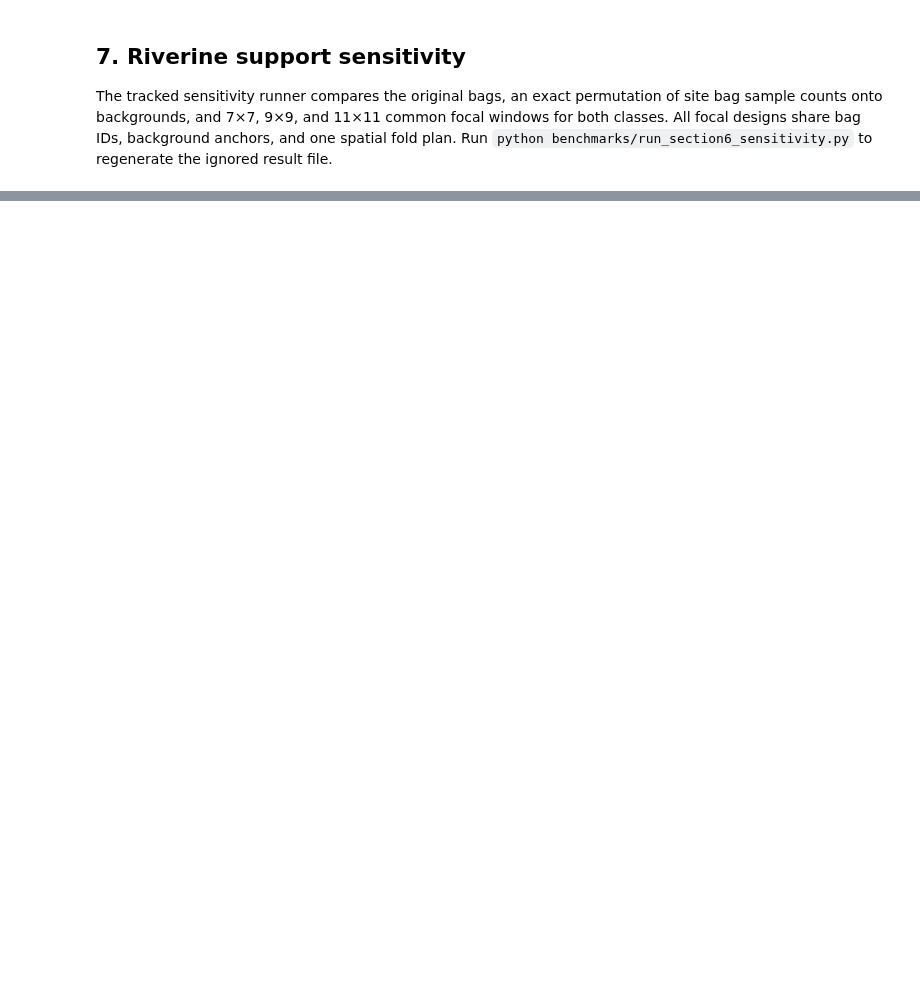
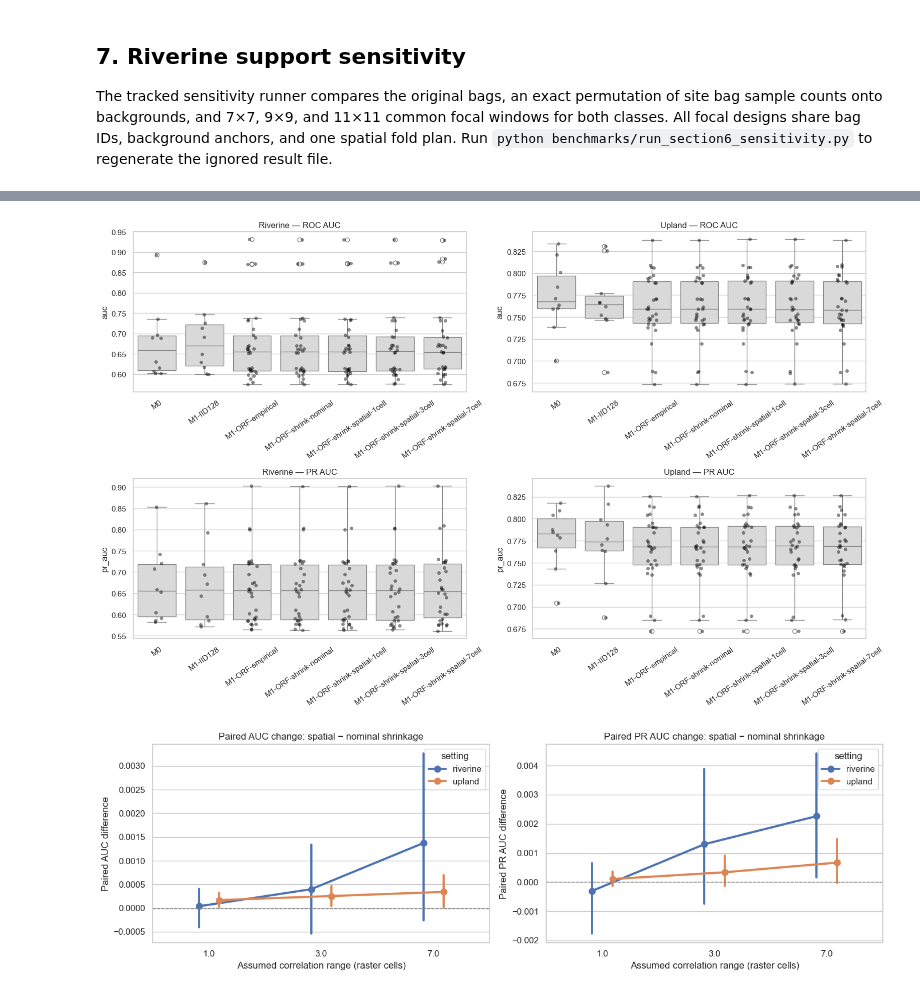
Before and after one commit to mrecos/KLRFome_JAX, a Jupyter notebook: notebooks/05_section6_model_validation.ipynb, the cells around one changed output, grey strips where cells are left out. Drawn from its saved outputs; the diff is of its cells as text; code cells hidden in the pictures; blank space fills up the shorter version.

```diff
--- a/notebooks/05_section6_model_validation.ipynb
+++ b/notebooks/05_section6_model_validation.ipynb
@@ -614,0 +1122,72 @@ if not sensitivity_cv.empty:
+# %%
+if not extension_cv.empty:
+    core_for_plot = cv[cv.method.isin(['M0', 'M1'])].copy()
+    core_for_plot['display_method'] = core_for_plot.method.replace({'M1': 'M1-IID128'})
+    extension_for_plot = extension_cv.copy()
+    extension_for_plot['display_method'] = extension_for_plot['method']
+    comparison_plot = pd.concat([core_for_plot, extension_for_plot], ignore_index=True, sort=False)
+    method_order = [
+        'M0', 'M1-IID128', 'M1-ORF-empirical', 'M1-ORF-shrink-nominal',
+        *[f'M1-ORF-shrink-spatial-{value:g}cell' for value in SPATIAL_RANGE_CELL_MULTIPLIERS],
+    ]
+    fig, axes = plt.subplots(2, len(SETTINGS_TO_RUN), figsize=(8 * len(SETTINGS_TO_RUN), 10))
+    axes = np.asarray(axes).reshape(2, len(SETTINGS_TO_RUN))
+    for column, setting_name in enumerate(SETTINGS_TO_RUN):
+        subset = comparison_plot[comparison_plot.setting == setting_name]
+        for row, (metric, label) in enumerate([('auc', 'ROC AUC'), ('pr_auc', 'PR AUC')]):
+            sns.boxplot(
+                data=subset, x='display_method', y=metric, order=method_order,
+                color='0.85', ax=axes[row, column],
+            )
+            sns.stripplot(
+                data=subset, x='display_method', y=metric, order=method_order,
+                color='black', alpha=0.45, ax=axes[row, column],
+            )
+            axes[row, column].set_title(f'{setting_name.title()} — {label}')
+            axes[row, column].set_xlabel('')
+            axes[row, column].tick_params(axis='x', rotation=35)
+    plt.tight_layout()
+
+    pairing_keys = ['setting', 'seed', 'repeat', 'fold']
+    nominal = extension_cv[extension_cv.method == 'M1-ORF-shrink-nominal'][
+        [*pairing_keys, 'auc', 'pr_auc', 'boyce', 'top_5_percent_lift']
+    ].rename(columns={
+        metric: f'{metric}_nominal'
+        for metric in ['auc', 'pr_auc', 'boyce', 'top_5_percent_lift']
+    })
+    spatial_rows = extension_cv[extension_cv.method.str.contains('shrink-spatial')].copy()
+    paired_extension = spatial_rows.merge(nominal, on=pairing_keys, validate='many_to_one')
+    for metric in ['auc', 'pr_auc', 'boyce', 'top_5_percent_lift']:
+        paired_extension[f'{metric}_delta_vs_nominal'] = (
+            paired_extension[metric] - paired_extension[f'{metric}_nominal']
+        )
+    paired_extension_summary = (
+        paired_extension.groupby(['setting', 'range_cells'])
+        .agg(
+            n_pairs=('auc_delta_vs_nominal', 'count'),
+            auc_delta=('auc_delta_vs_nominal', 'mean'),
+            auc_delta_se=('auc_delta_vs_nominal', lambda x: x.std() / np.sqrt(x.count())),
+            pr_auc_delta=('pr_auc_delta_vs_nominal', 'mean'),
+            boyce_delta=('boyce_delta_vs_nominal', 'mean'),
+            top5_lift_delta=('top_5_percent_lift_delta_vs_nominal', 'mean'),
+        )
+        .round(4)
+    )
+    display(paired_extension_summary)
+
+    fig, axes = plt.subplots(1, 2, figsize=(14, 4.5))
+    for ax, (metric, label) in zip(
+        axes, [('auc_delta_vs_nominal', 'AUC'), ('pr_auc_delta_vs_nominal', 'PR AUC')]
+    ):
+        sns.pointplot(
+            data=paired_extension, x='range_cells', y=metric, hue='setting',
+            errorbar=('ci', 95),
+            dodge=0.18 if paired_extension.setting.nunique() > 1 else False,
+            ax=ax,
+        )
+        ax.axhline(0, color='grey', linestyle='--', linewidth=1)
+        ax.set_title(f'Paired {label} change: spatial − nominal shrinkage')
+        ax.set_xlabel('Assumed correlation range (raster cells)')
+        ax.set_ylabel(f'Paired {label} difference')
+    plt.tight_layout()
+# %% [output]
@@ -614,0 +1202,2 @@ if not sensitivity_cv.empty:
+[figure, added]
+[figure, added]
```
Also changed, not shown: parts of 36 cells of this notebook, 22 other files.
